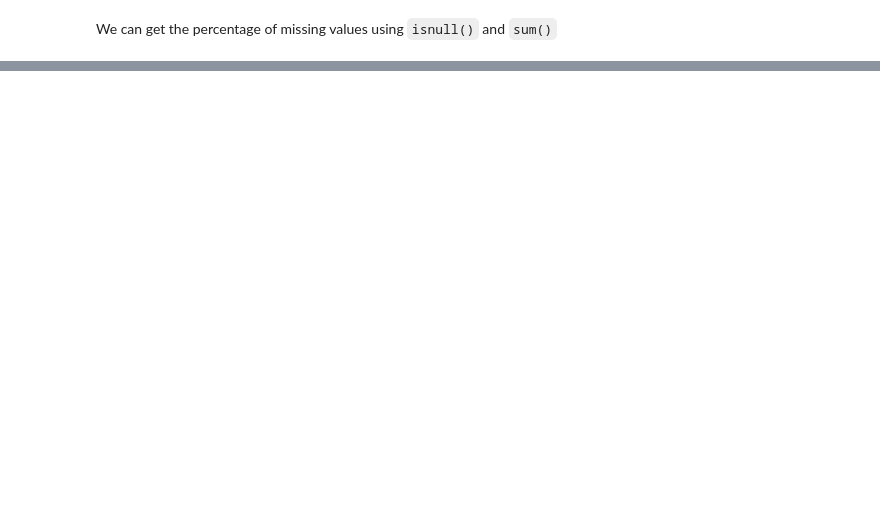
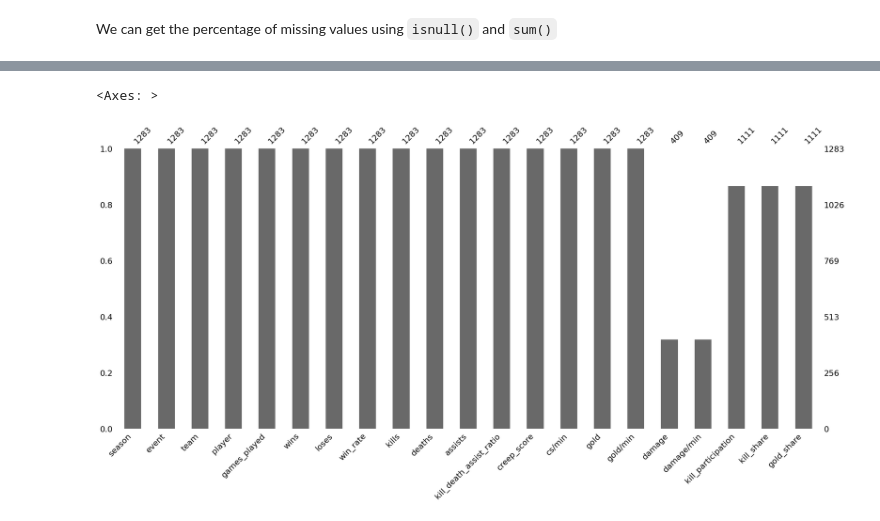
Before and after one commit to Ly-Mark/FrameWise, a Jupyter notebook: notebooks/Supervised Algorithms/LinearRegression.ipynb, the cells around one changed output, grey strips where cells are left out. Cells and saved outputs as stored; diff of their text form; code cells hidden in the pictures; blank space fills up the shorter version.

```diff
--- a/notebooks/Supervised Algorithms/LinearRegression.ipynb
+++ b/notebooks/Supervised Algorithms/LinearRegression.ipynb
@@ -133,0 +128,6 @@ dtype: float64
+# %%
+# Provides a bar chart of missing values
+msno.bar(df)
+# %% [output]
+<Axes: >
+[figure, added]
```
Also changed, not shown: parts of 25 cells of this notebook.
